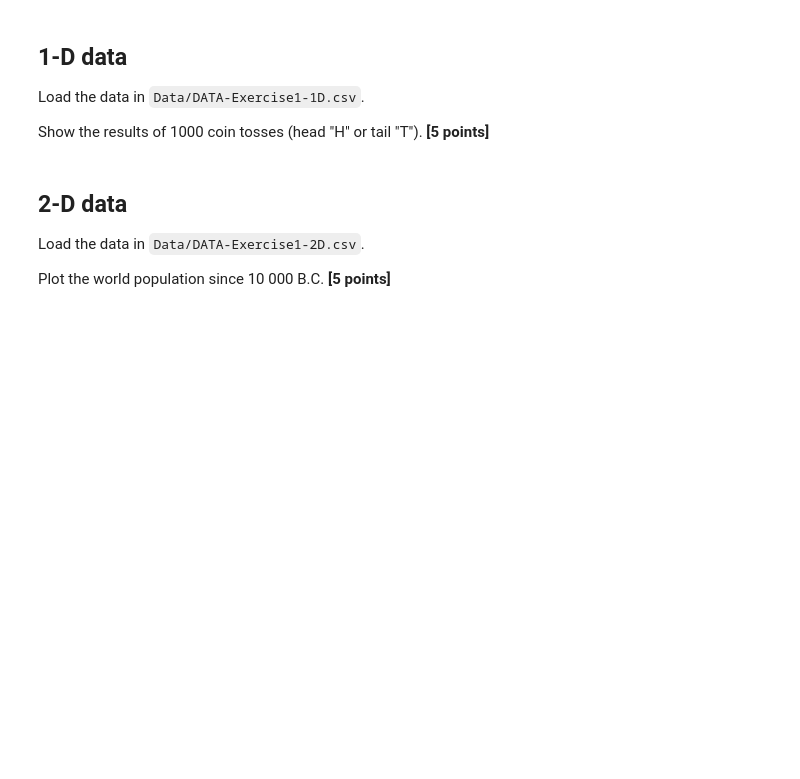
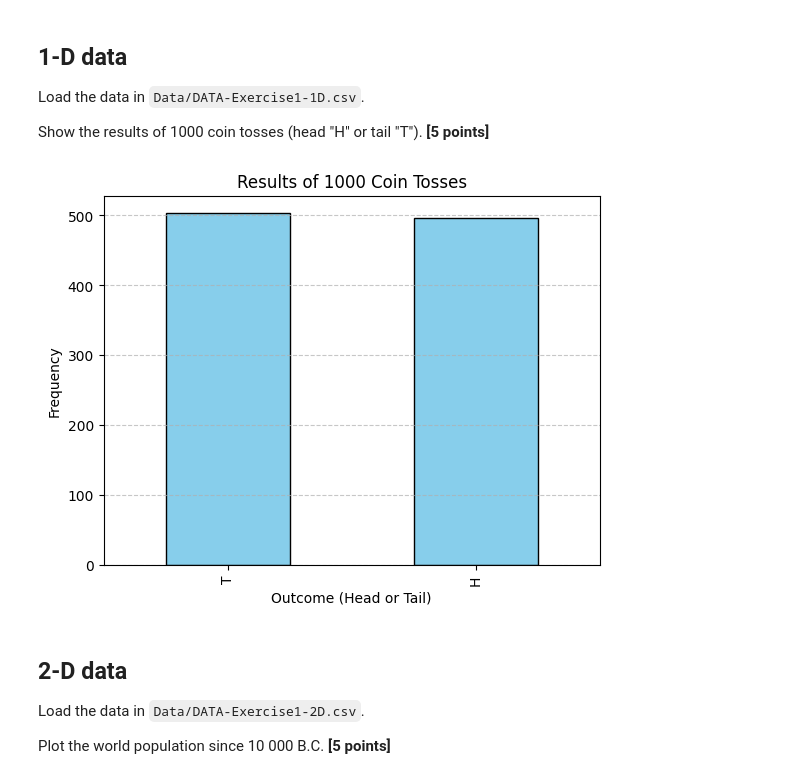
Before and after one commit to DAAP-Summer-2024/intro-to-data-structure-and-data-visualization-nilejara, a Jupyter notebook: assignment_1.ipynb, the cells around one changed output. Cells and saved outputs as stored; diff of their text form; code cells hidden in the pictures; blank space fills up the shorter version.

```diff
--- a/assignment_1.ipynb
+++ b/assignment_1.ipynb
@@ -400,6 +400,34 @@ ax = df.plot(title="DataFrame Plot")
 Load the data in `Data/DATA-Exercise1-1D.csv`.
 
 Show the results of 1000 coin tosses (head "H" or tail "T").  **[5 points]**
+# %%
+import pandas as pd
+import matplotlib.pyplot as plt
+
+# Datei laden
+file_path = "Data/DATA-Exercise1-1D.csv"
+data = pd.read_csv(file_path)
+
+# Werte zählen (z. B. Häufigkeit von "H" und "T")
+value_counts = data.value_counts()
+
+# DataFrame aus den Zählwerten erstellen
+df = value_counts.reset_index()
+df.columns = ['Outcome', 'Frequency']
+
+# Balkendiagramm mit pd.DataFrame.plot() erstellen
+ax = df.plot(kind='bar', x='Outcome', y='Frequency', color='skyblue', edgecolor='black', legend=False)
+
+# Achsen beschriften und Titel hinzufügen
+ax.set_title("Results of 1000 Coin Tosses")
+ax.set_xlabel("Outcome (Head or Tail)")
+ax.set_ylabel("Frequency")
+plt.grid(axis='y', linestyle='--', alpha=0.7)
+
+# Diagramm anzeigen
+plt.show()
+# %% [output]
+[figure, added]
 # %% [markdown]
 ## 2-D data
 
```
Also changed, not shown: parts of 1 cell of this notebook.
